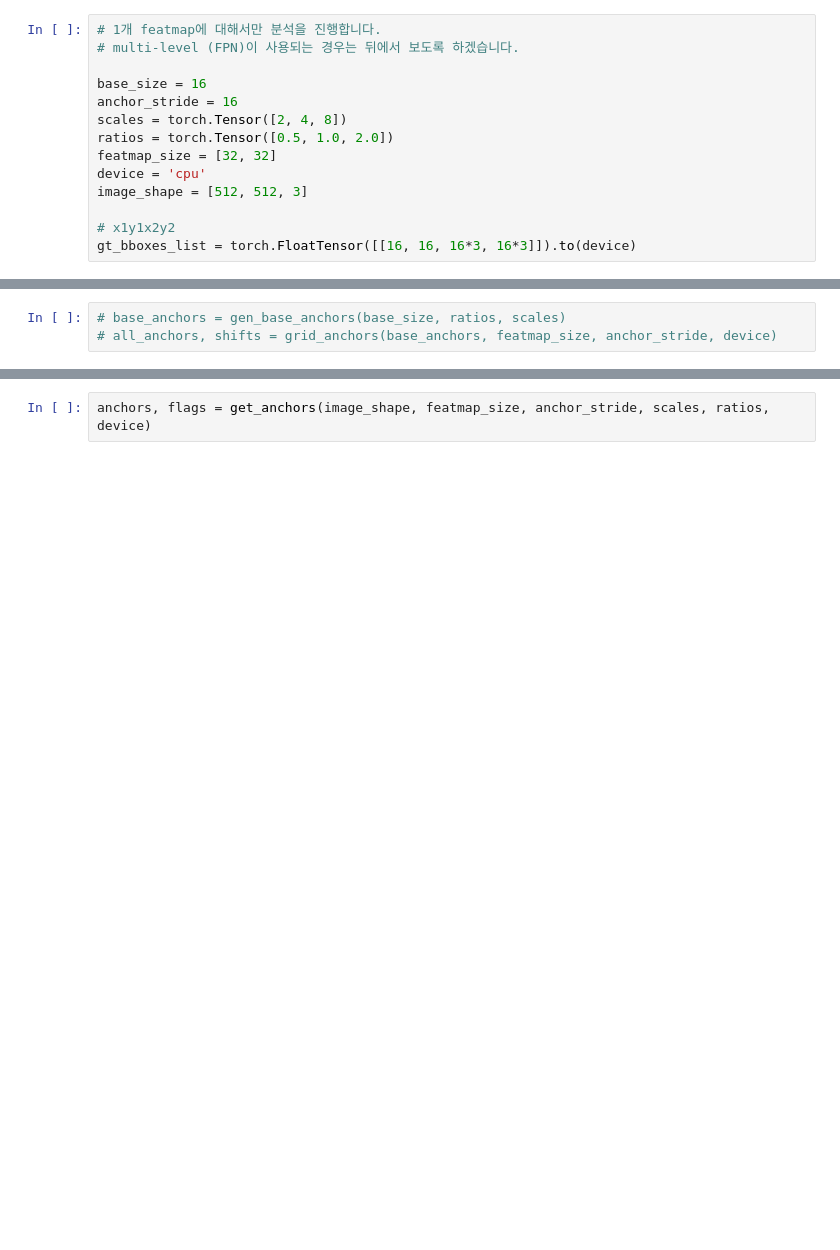
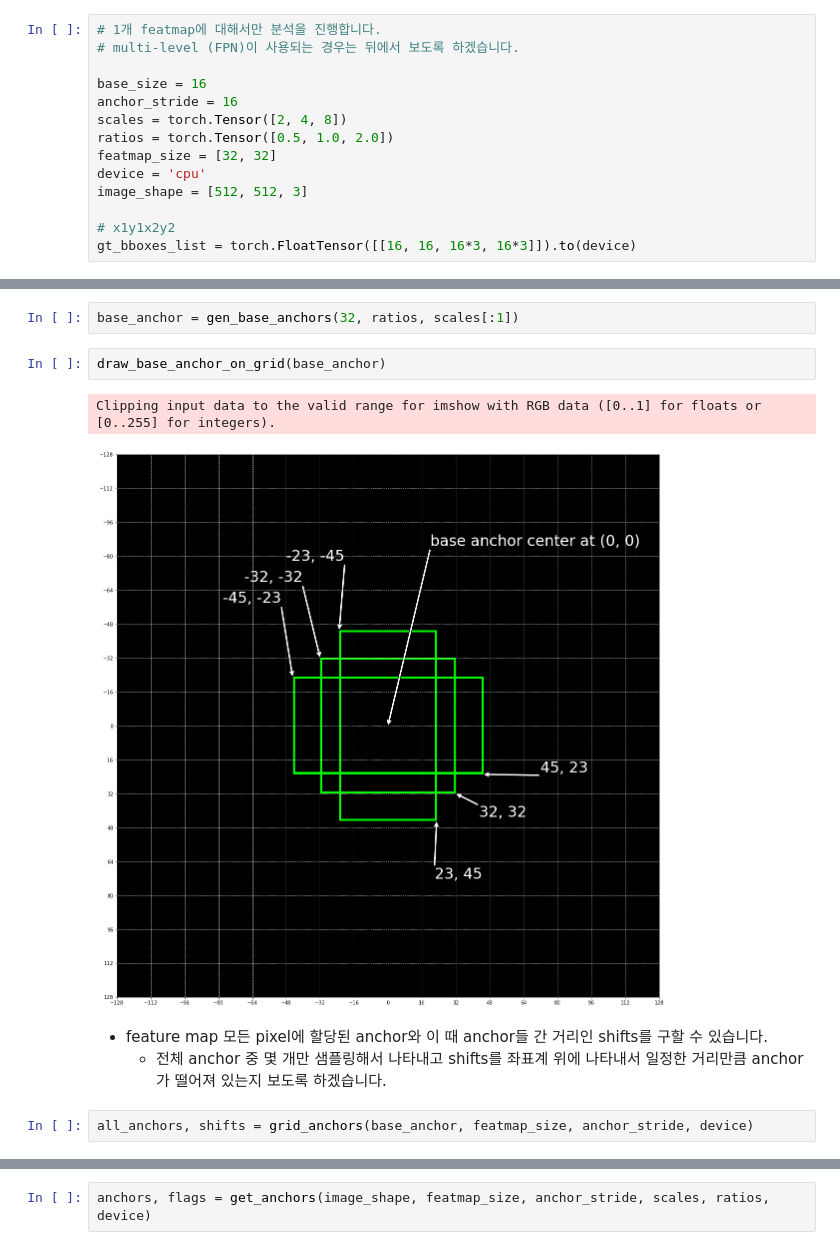
Before and after one commit to whikwon/mpmmdet, a Jupyter notebook: mmdet/anchor/anchor_target (modify).ipynb, the cells around one changed output, grey strips where cells are left out. Drawn from its saved outputs; the diff is of its cells as text; blank space fills up the shorter version.

```diff
--- a/mmdet/anchor/anchor_target (modify).ipynb
+++ b/mmdet/anchor/anchor_target (modify).ipynb
@@ -566,3 +549,12 @@ gt_bboxes_list = torch.FloatTensor([[16, 16, 16*3, 16*3]]).to(device)
+# %%
+base_anchor = gen_base_anchors(32, ratios, scales[:1])
+# %%
+draw_base_anchor_on_grid(base_anchor)
+# %% [output]
+Clipping input data to the valid range for imshow with RGB data ([0..1] for floats or [0..255] for integers).
+[figure, added]
+# %% [markdown]
+- feature map 모든 pixel에 할당된 anchor와 이 때 anchor들 간 거리인 shifts를 구할 수 있습니다.
+    - 전체 anchor 중 몇 개만 샘플링해서 나타내고 shifts를 좌표계 위에 나타내서 일정한 거리만큼 anchor가 떨어져 있는지 보도록 하겠습니다.
 # %%
-# base_anchors = gen_base_anchors(base_size, ratios, scales)
-# all_anchors, shifts = grid_anchors(base_anchors, featmap_size, anchor_stride, device)
+all_anchors, shifts = grid_anchors(base_anchor, featmap_size, anchor_stride, device)
```
Also changed, not shown: parts of 14 cells of this notebook.
